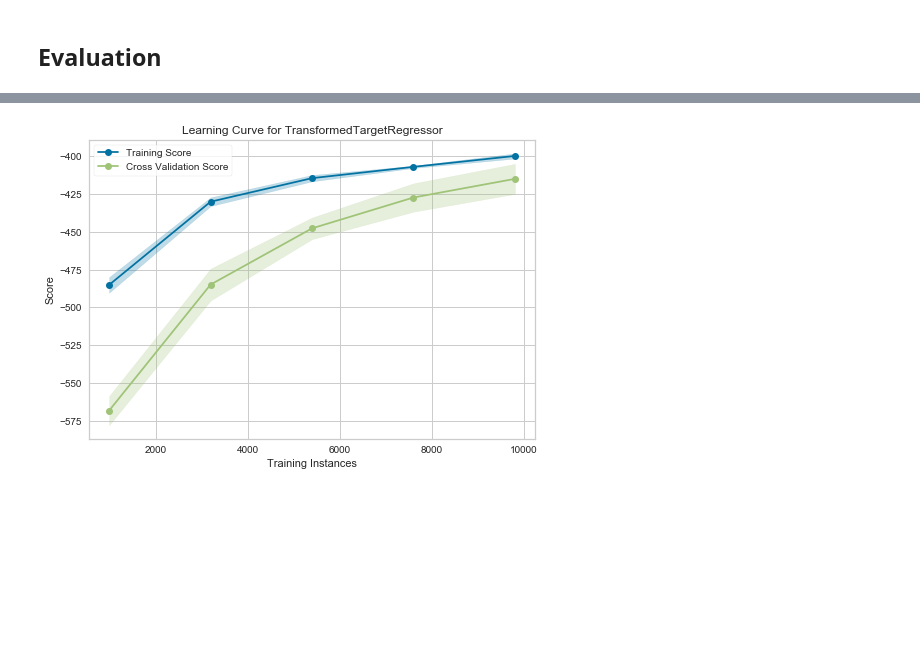
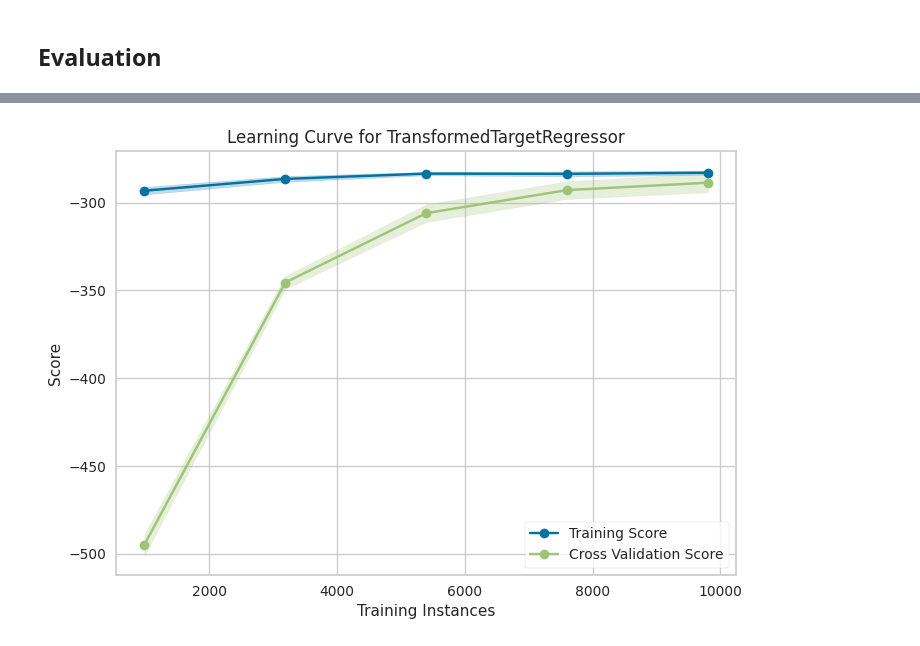
Before and after one commit to zhuofan-16/Computer_Regression, a Jupyter notebook: Price_Regression_ML.ipynb, the cells around one changed output, grey strips where cells are left out. Saved outputs shown, nothing was run; the diff lists cells and outputs as text; code cells hidden in the pictures; blank space fills up the shorter version.

```diff
--- a/Price_Regression_ML.ipynb
+++ b/Price_Regression_ML.ipynb
@@ -523,7 +565,7 @@ def scoreModel(clf,x,y,algName=None,record=pd.DataFrame({'name':[],'train_neg_me
     score=cross_validate(clf,x,y,cv=KFold(n_splits = 5, shuffle = True, random_state = 0,),scoring=["neg_mean_absolute_error", "neg_mean_absolute_percentage_error", "neg_root_mean_squared_error"],n_jobs=-1,return_estimator=True,return_train_score=True)
 
     current=pd.DataFrame({'name':[algName],'train_neg_mean_absolute_error':score['train_neg_mean_absolute_error'].mean(),'test_neg_mean_absolute_error':score['test_neg_mean_absolute_error'].mean(),'train_neg_mean_absolute_percentage_error':score['train_neg_mean_absolute_percentage_error'].mean(),'test_neg_mean_absolute_percentage_error':score['test_neg_mean_absolute_percentage_error'].mean(),
-     'traing_neg_root_mean_squared_error':score['train_neg_root_mean_squared_error'].mean(),
+     'train_neg_root_mean_squared_error':score['train_neg_root_mean_squared_error'].mean(),
          'test_neg_root_mean_squared_error':score['test_neg_root_mean_squared_error'].mean(),
                           })
     record=pd.concat([record,current],ignore_index=True)
@@ -547,11 +591,2 @@ scores
 |  | name | train_neg_mean_absolute_error | test_neg_mean_absolute_error | train_neg_mean_absolute_percentag... | test_neg_mean_absolute_percentage... | ... |
 | 0 | Baseline | -1384.923138 | -1384.972964 | -0.58425 | -0.584298 | ... |
-# %%
-rf = Pipeline([
-    ('Data Preprocessing', data_preprocessing),
-    ('Log',TransformedTargetRegressor(regressor=RandomForestRegressor(criterion='absolute_error',n_jobs=-1),func=func, inverse_func=inverse_func)),
-
-])
-
-record,scores, lr = scoreModel(rf, x_train, y_train, algName="Random Forest Regressor", record=record)
-scores
@@ -595,7 +620,7 @@ scores
 # %%
 gbm = Pipeline([
     ('Data Preprocessing', data_preprocessing),
-    ('Log',TransformedTargetRegressor(regressor=GradientBoostingRegressor(criterion='absolute_error'),func=func, inverse_func=inverse_func)),
+    ('Log',TransformedTargetRegressor(regressor=GradientBoostingRegressor(criterion='absolute_error',max_depth=15),func=func, inverse_func=inverse_func)),
 ])
 
 record,scores, lr = scoreModel(gbm, x_train, y_train, algName="Gradient Boosting Regressor", record=record)
@@ -608,9 +649,9 @@ scores
 from sklearn.ensemble import HistGradientBoostingRegressor
 hgbm = Pipeline([
     ('Data Preprocessing', data_preprocessing),
-    ('Log',TransformedTargetRegressor(regressor=HistGradientBoostingRegressor(),func=func, inverse_func=inverse_func)),
+    ('Log',TransformedTargetRegressor(regressor=HistGradientBoostingRegressor(max_depth=17,l2_regularization=0.3),func=func, inverse_func=inverse_func)),
 ])
 
-record,scores, lr = scoreModel(hgbm, x_train, y_train, algName="HistGradient Boosting Regressor", record=record)
+record,scores, lr = scoreModel(hgbm, x_train, y_train, algName="HistGradient Boosting Regressor" ,record=record)
 scores
 # %% [output]
@@ -620,20 +668,20 @@ scores
 # %%
 from sklearn.svm import SVR
 
 svr = Pipeline([
     ('Data Preprocessing', data_preprocessing),
-    ('Log',TransformedTargetRegressor(regressor=SVR(),func=func, inverse_func=inverse_func)),
+    ('Log',TransformedTargetRegressor(regressor=SVR(C=5,gamma=0.2),func=func, inverse_func=inverse_func)),
 
 
 ])
 
 
 
-# parameter={'Model__C':np.arange(2,15)}
+# parameter={'Log__regressor__C':np.arange(2,15)}
 # pd.DataFrame(HalvingGridSearchCV(svr,param_grid=parameter,scoring='neg_mean_absolute_error',n_jobs=-1).fit(x_train,y_train).cv_results_)
 
 record,scores, lr = scoreModel(svr, x_train, y_train, algName="Support Vector Regressor", record=record)
 scores
 # %% [output]
-[figure, old version]
+[figure, new version]
 |  | name | train_neg_mean_absolute_error | test_neg_mean_absolute_error | train_neg_mean_absolute_percentag... | test_neg_mean_absolute_percentage... | ... |
```
Also changed, not shown: parts of 25 cells of this notebook.
